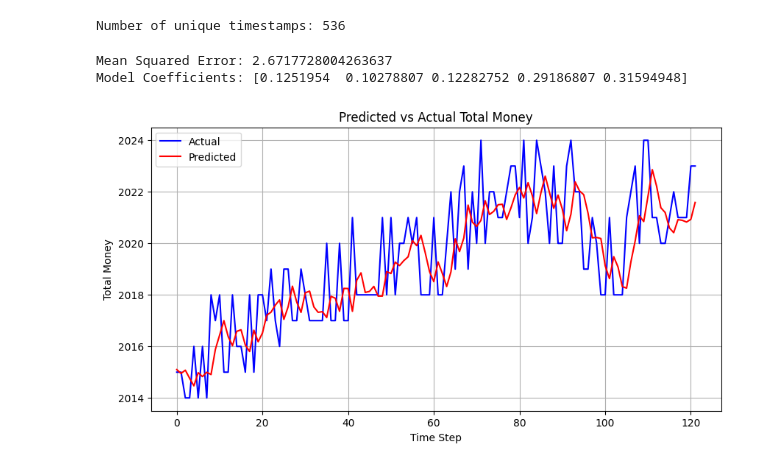
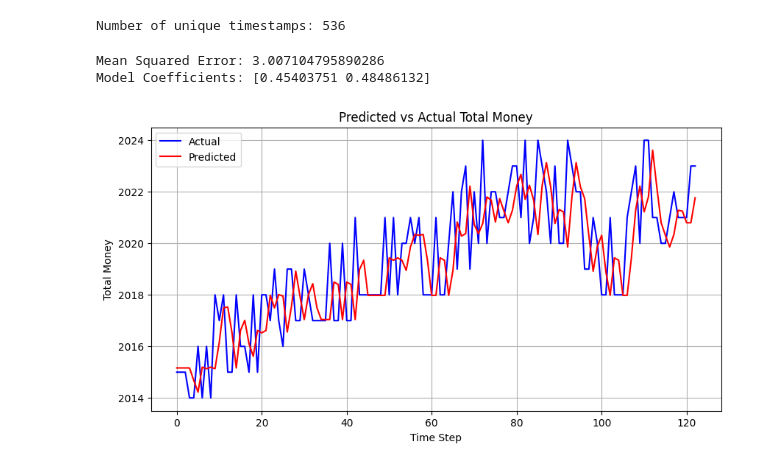
Before and after one commit to SamyakSS83/paradis-island-imckechode, a Jupyter notebook: Tutorial_round/analysis.ipynb, the cells around one changed output. Saved outputs shown, nothing was run; the diff lists cells and outputs as text; code cells hidden in the pictures.

```diff
--- a/Tutorial_round/analysis.ipynb
+++ b/Tutorial_round/analysis.ipynb
@@ -41,7 +41,7 @@ from sklearn.metrics import mean_squared_error
 data['total_money'] = data['price']
 
 # Define the moving window size (n)
-n = 5
+n = 2
 
 # Prepare the data for the autoregressive model
 X, y = [], []
@@ -54,36 +54,36 @@ y = np.array(y)
 
 # Split the data into training and testing sets
 split_index = int(0.8 * len(X))
 X_train, X_test = X[:split_index], X[split_index:]
 y_train, y_test = y[:split_index], y[split_index:]
 
 # Train the autoregressive model
 model = LinearRegression()
 model.fit(X_train, y_train)
 
 # Make predictions
 y_pred = model.predict(X_test)
 
 # Evaluate the model
 mse = mean_squared_error(y_test, y_pred)
 print(f"Mean Squared Error: {mse}")
 
 # Display the coefficients of the model
 print("Model Coefficients:", model.coef_)
 
 # Plot the predictions vs actual values
 plt.figure(figsize=(10, 5))
 plt.plot(y_test, label='Actual', color='blue')
 plt.plot(y_pred, label='Predicted', color='red')
 plt.xlabel('Time Step')
 plt.ylabel('Total Money')
 plt.title('Predicted vs Actual Total Money')
 plt.legend()
 plt.grid()
 # %% [output]
-Mean Squared Error: 2.6717728004263637
-Model Coefficients: [0.1251954  0.10278807 0.12282752 0.29186807 0.31594948]
+Mean Squared Error: 3.007104795890286
+Model Coefficients: [0.45403751 0.48486132]
-[figure, old version]
+[figure, new version]
 # %%
 from statsmodels.tsa.arima.model import ARIMA
 from sklearn.metrics import mean_squared_error
```
Also changed, not shown: parts of 2 cells of this notebook, 3 other files.
